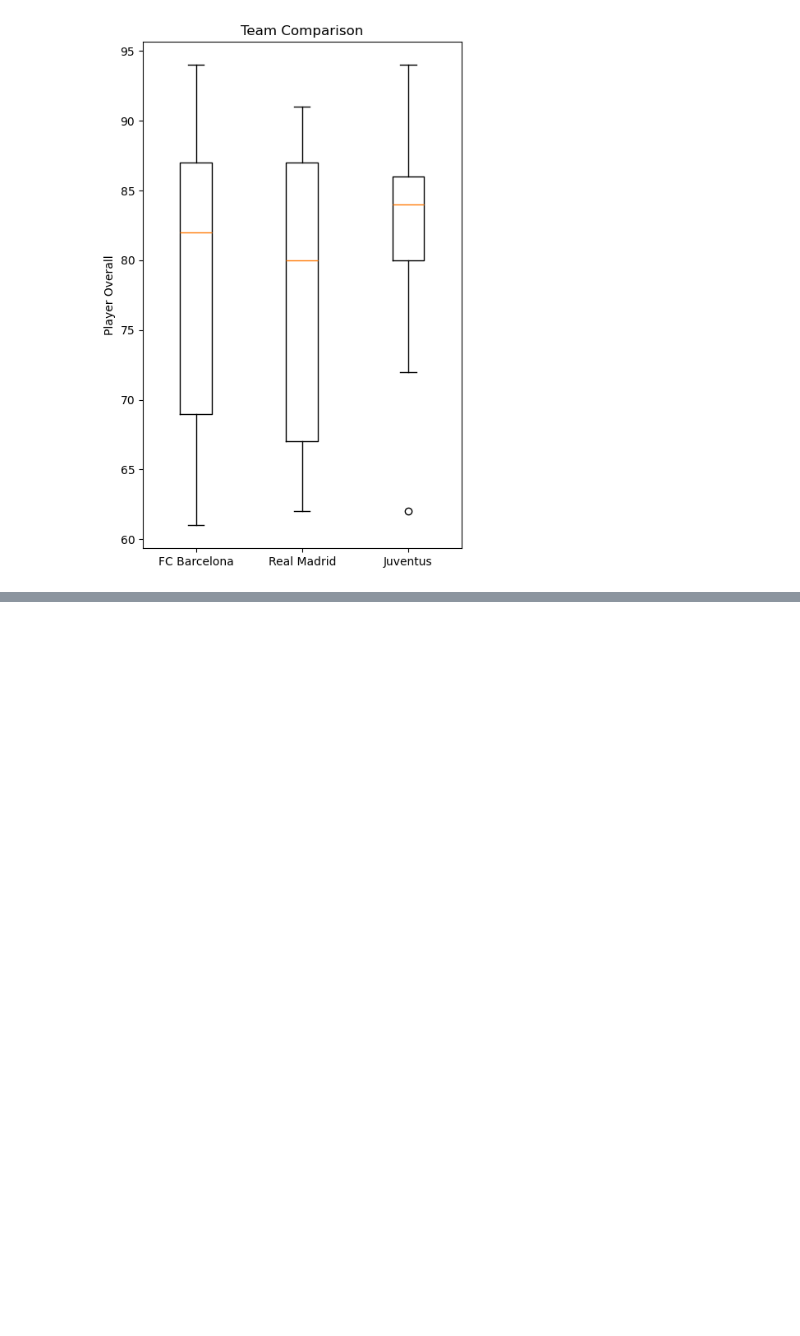
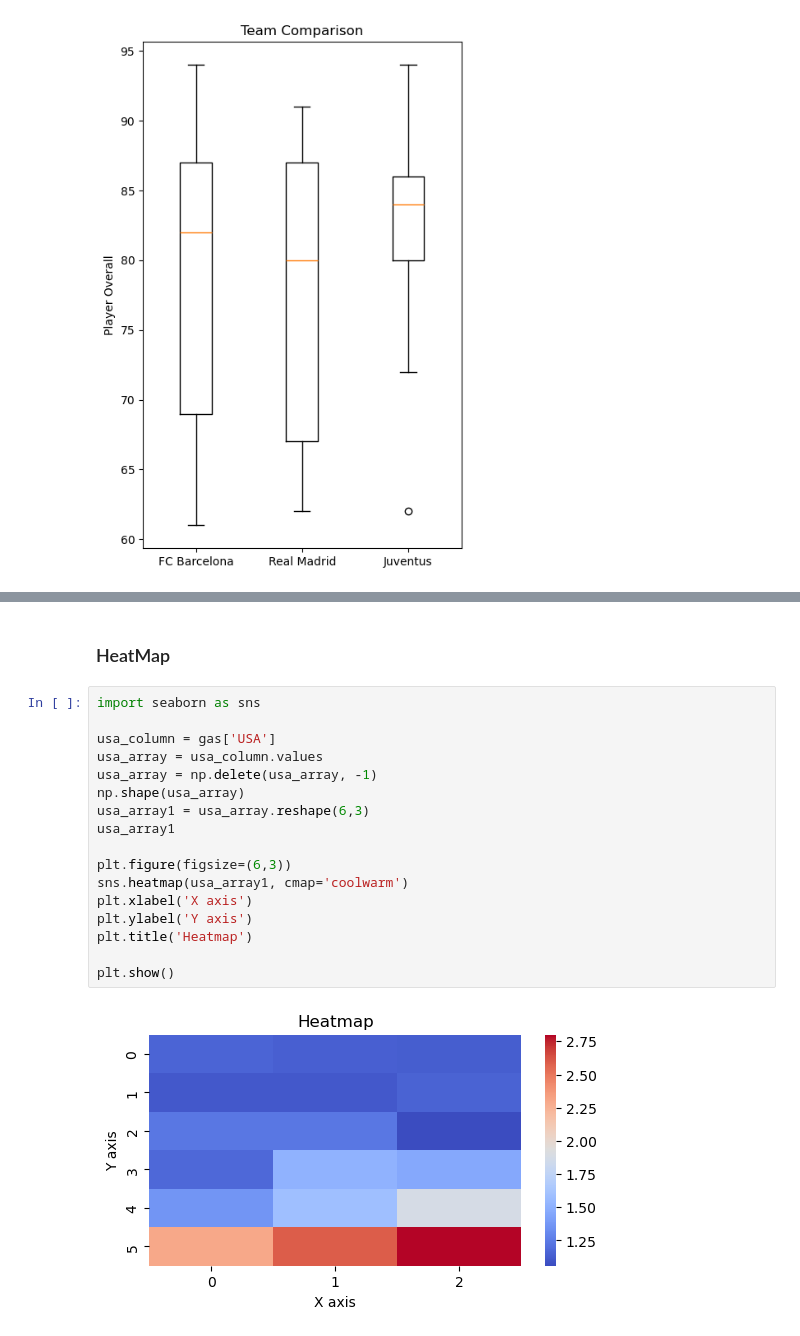
Before and after one commit to Rishabhpm23/Infomatrix-Python-Week-, a Jupyter notebook: matplotlib_practice.ipynb, the cells around one changed output, grey strips where cells are left out. Cells and saved outputs as stored; diff of their text form; blank space fills up the shorter version.

```diff
--- a/matplotlib_practice.ipynb
+++ b/matplotlib_practice.ipynb
@@ -151,0 +180,21 @@ plt.show()
+# %% [markdown]
+### HeatMap
+# %%
+import seaborn as sns
+
+usa_column = gas['USA']
+usa_array = usa_column.values
+usa_array = np.delete(usa_array, -1)
+np.shape(usa_array)
+usa_array1 = usa_array.reshape(6,3)
+usa_array1
+
+plt.figure(figsize=(6,3))
+sns.heatmap(usa_array1, cmap='coolwarm')
+plt.xlabel('X axis')
+plt.ylabel('Y axis')
+plt.title('Heatmap')
+
+plt.show()
+# %% [output]
+[figure, added]
```
Also changed, not shown: parts of 4 cells of this notebook.
